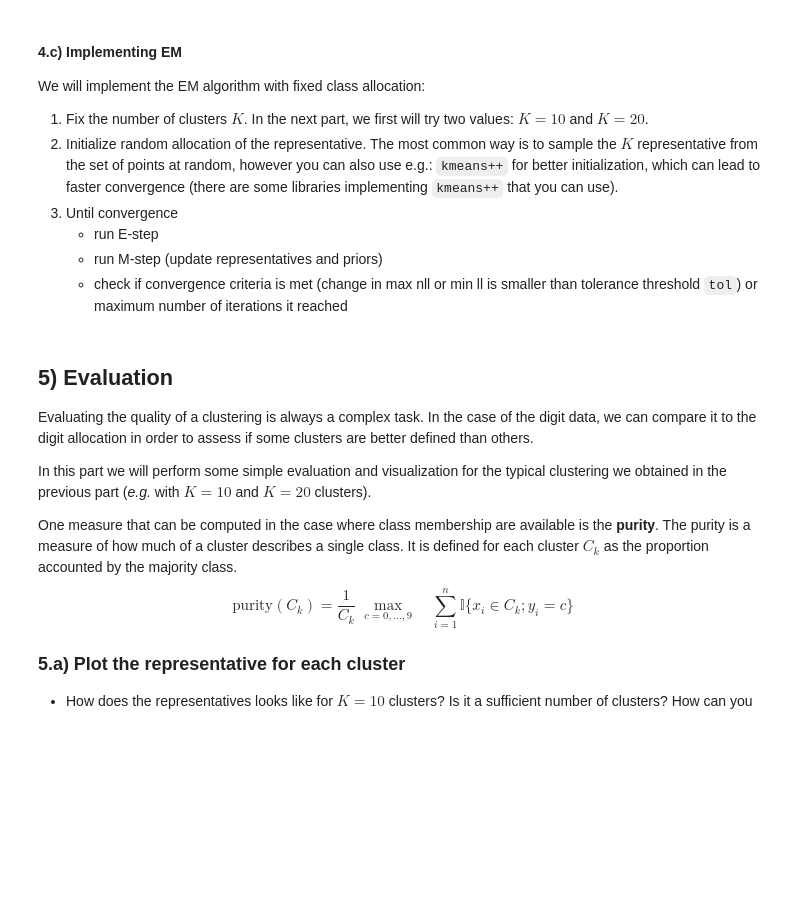
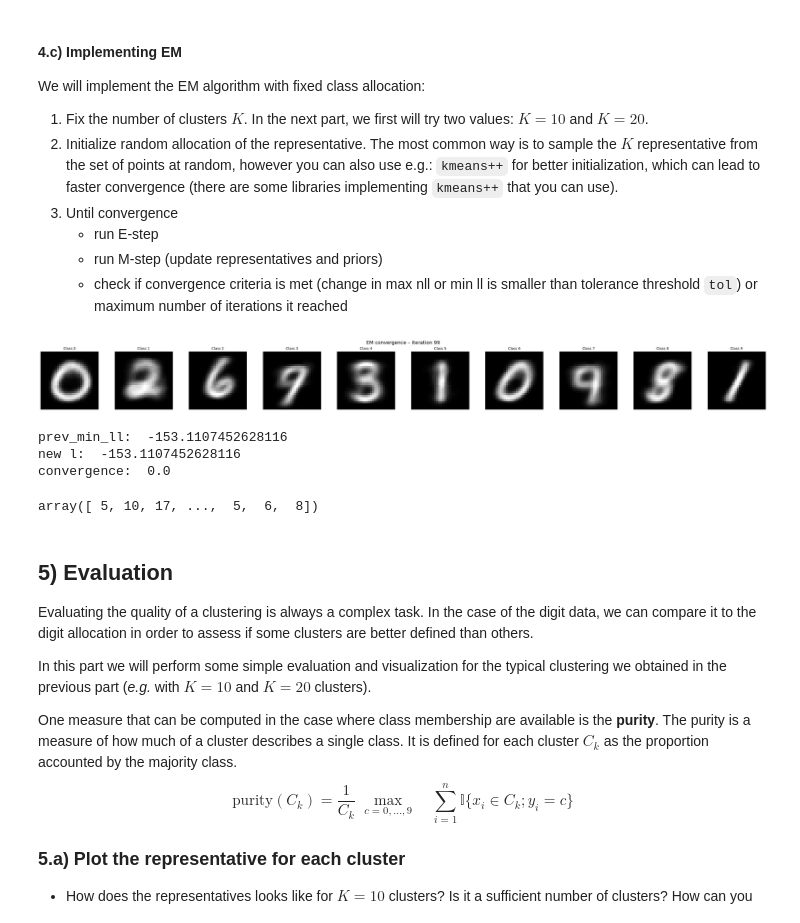
Before and after one commit to Jynns/AppliedPML_GroupA, a Jupyter notebook: assignement-em/Project_Mixture_model2.ipynb, the cells around one changed output. Drawn from its saved outputs; the diff is of its cells as text; code cells hidden in the pictures; blank space fills up the shorter version.

Commit message:
convergence

```diff
--- a/assignement-em/Project_Mixture_model2.ipynb
+++ b/assignement-em/Project_Mixture_model2.ipynb
@@ -394,10 +394,9 @@ def log_probabilities(X, class_representative, eps = 1e-7):
         Log-likelihoods for each sample.
     """
     p = np.clip(class_representative, eps, 1.0 - eps)
-    result = np.zeros(X.shape[0])
-
-    for i in range(X.shape[0]):
-        result[i] = np.sum([ X[i][d] * np.log(p[d]) + (1 - X[i][d]) * np.log(1 - p[d]) for d in range(X.shape[1])] )
+    #result = np.zeros(X.shape[0])
+    # for i in range(X.shape[0]):
+        # result[i] = np.sum([ X[i][d] * np.log(p[d]) + (1 - X[i][d]) * np.log(1 - p[d]) for d in range(X.shape[1])] )
 
     return X @ np.log(p) + (1 - X) @ np.log(1 - p )
 
@@ -516,8 +509,8 @@ def conditional_log_likelihood(X, class_representative_lst, priors_lst):
     log_props = np.array([ log_probabilities(X, class_representative, eps = 1e-7) for class_representative in class_representative_lst ]) # (k, n_samples)
 
     # Your code here
-    log_priors = np.log(np.array(priors_lst))
-    log_likelihoods = np.zeros((len(X), len(class_representative_lst)))
+    log_priors = np.log(np.array(priors_lst)).reshape(len(priors_lst),1)
+    # log_likelihoods = np.zeros((len(X), len(class_representative_lst)))
     return logsumexp(log_props + log_priors, axis=1)
 
 
@@ -646,6 +631,9 @@ We will implement the EM algorithm with fixed class allocation:
     - check if convergence criteria is met (change in max nll or min ll is smaller than tolerance threshold `tol`) or maximum number of iterations it reached
 # %%
 from sklearn.cluster import kmeans_plusplus
+from IPython.display import clear_output
+import matplotlib.pyplot as plt
+import numpy as np
 
 def EM(X, K, max_iter=100, tol=1e-4):
     """
@@ -657,37 +645,75 @@ def EM(X, K, max_iter=100, tol=1e-4):
         Data matrix of shape (n_samples, n_features).
     K : int
         Number of classes.
     max_iter : int, optional
         Maximum number of EM iterations.
     tol : float, optional
         Convergence tolerance for change in log-likelihood.
 
     Returns
     -------
     class_representatives_lst : list of np.ndarray
         Estimated class representative vectors.
     priors : np.ndarray
         Estimated class priors.
     assignments : np.ndarray
         Hard assignments for each sample.
     log_likelihoods : list of float
         Log-likelihood at each iteration.
     """
 
     # Init
     rng = np.random.default_rng()
     init_indices = rng.choice(len(X), K, replace=False)
-    epsilon = 1e-7
     L = 1
-    class_representatives_lst = init_indices
+    class_representatives_lst = [X[i] for i in init_indices]
+
     priors_lst = np.ones(K) / K
-    prev_min_ll = -np.inf
-    while  L > epsilon:
-        assignements, new_ll = E_step(X, class_representatives_lst, priors_lst)
-        L = np.min(new_ll) - prev_min_ll
+    prev_min_ll =  - np.inf
+    c = 0
+    new_ll = 0
+    print(init_indices)
+    while L > tol or c < max_iter:
+        print('iter ', c)
+
+        clear_output(wait=True)
+
+        num_to_show = min(100, K)   # show up to 3 classes
+        fig, axes = plt.subplots(1, num_to_show, figsize=(3*num_to_show, 3))
+
+        if num_to_show == 1:
+            axes = [axes]  # ensure iterable
+
+        for k in range(num_to_show):
+            ax = axes[k]
+            matrix_k = recover_image_matrix(class_representatives_lst[k], 28)
+            ax.imshow(matrix_k, cmap='gray')
+            ax.axis('off')
+            ax.set_title(f'Class {k}', fontsize=10)
+
+        fig.suptitle(f'EM convergence – iteration {c}', fontsize=14)
+        plt.tight_layout()
+        plt.show()
+
+        assignments, new_ll = E_step(X, class_representatives_lst, priors_lst)
+        class_representatives_lst, priors_lst = M_step(X, assignments, K)
+
+
+        L =  np.min(new_ll) - prev_min_ll
+        print('prev_min_ll: ', prev_min_ll)
         prev_min_ll = np.min(new_ll)
+        print('new l: ', np.min(new_ll))
+        print('convergence: ', abs(L))
+
+        c += 1
+    return class_representatives_lst, priors_lst, assignments, new_ll
 K = 10
-K = 20
+#K = 20
 N = 6000
 
 class_representatives_lst, priors_lst, assignments, log_likelihoods = EM(X_train_bin[:N], K)
+# %% [output]
+[figure, added]
+prev_min_ll:  -153.1107452628116
+new l:  -153.1107452628116
+convergence:  0.0
@@ -694,3 +723,7 @@ class_representatives_lst, priors_lst, assignments, log_likelihoods = EM(X_train
+# %%
+assignments
+# %% [output]
+array([ 5, 10, 17, ...,  5,  6,  8])
 # %% [markdown]
 ## 5) Evaluation
 
```
Also changed, not shown: parts of 9 cells of this notebook.
